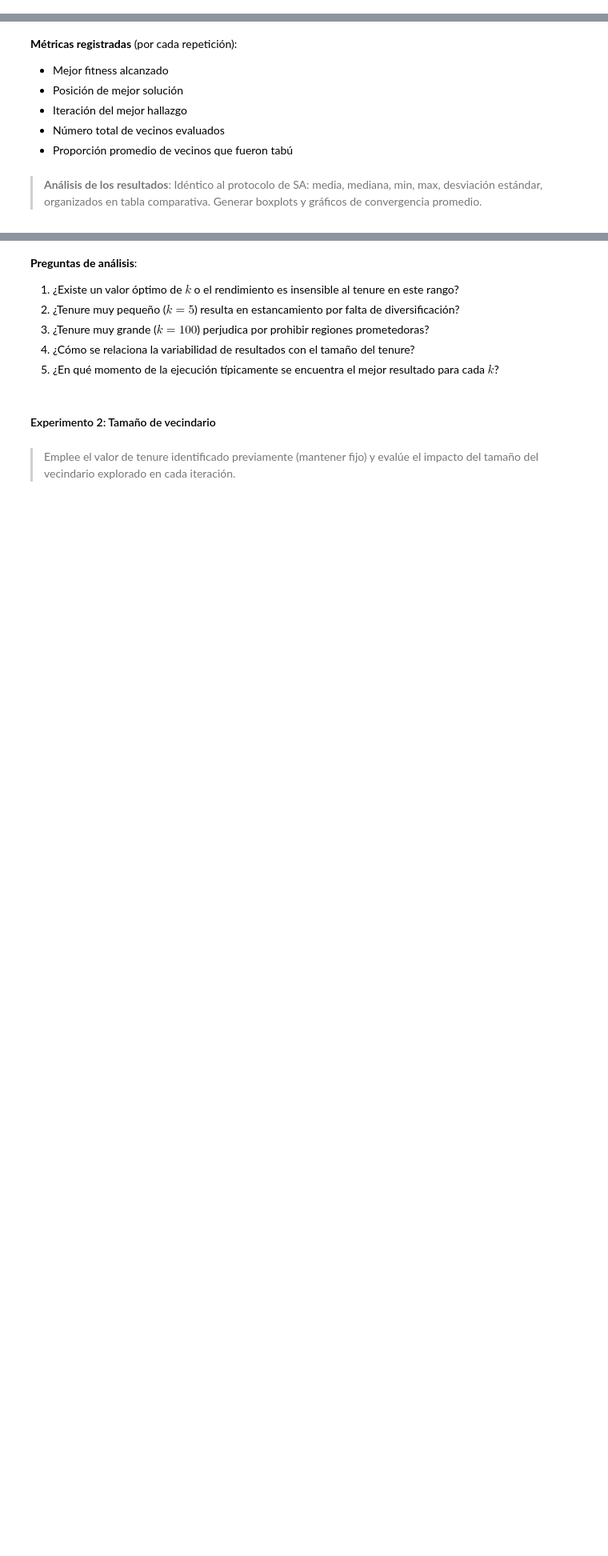
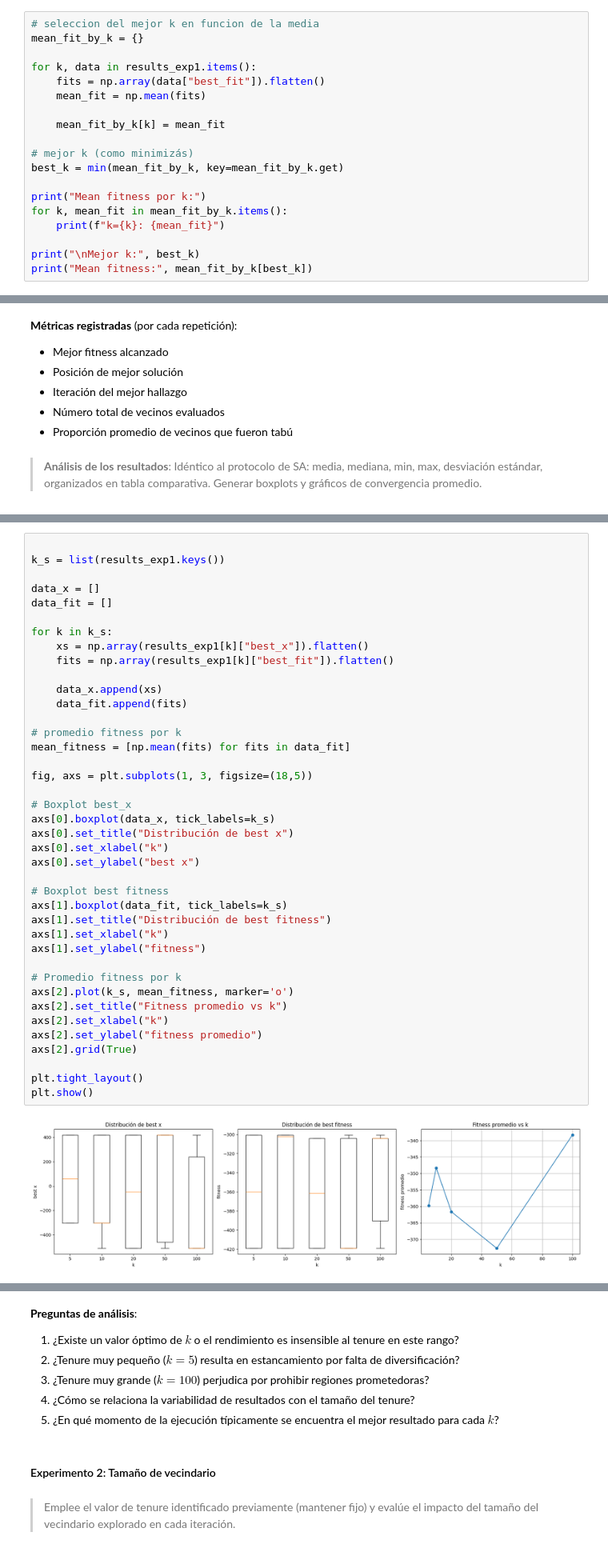
Before and after one commit to jjuradok/metaheuristicas-2026, a Jupyter notebook: tp2/sec2_tabu_search.ipynb, the cells around one changed output, grey strips where cells are left out. Shown at 80% size. Saved outputs shown, nothing was run; the diff lists cells and outputs as text; blank space fills up the shorter version.

```diff
--- a/tp2/sec2_tabu_search.ipynb
+++ b/tp2/sec2_tabu_search.ipynb
@@ -303,0 +345,19 @@ results_exp1
+# %%
+# seleccion del mejor k en funcion de la media
+mean_fit_by_k = {}
+
+for k, data in results_exp1.items():
+    fits = np.array(data["best_fit"]).flatten()
+    mean_fit = np.mean(fits)
+
+    mean_fit_by_k[k] = mean_fit
+
+# mejor k (como minimizás)
+best_k = min(mean_fit_by_k, key=mean_fit_by_k.get)
+
+print("Mean fitness por k:")
+for k, mean_fit in mean_fit_by_k.items():
+    print(f"k={k}: {mean_fit}")
+
+print("\nMejor k:", best_k)
+print("Mean fitness:", mean_fit_by_k[best_k])
@@ -320,0 +411,42 @@ SyntaxError: invalid syntax (492794346.py, line 8)
+# %%
+
+k_s = list(results_exp1.keys())
+
+data_x = []
+data_fit = []
+
+for k in k_s:
+    xs = np.array(results_exp1[k]["best_x"]).flatten()
+    fits = np.array(results_exp1[k]["best_fit"]).flatten()
+
+    data_x.append(xs)
+    data_fit.append(fits)
+
+# promedio fitness por k
+mean_fitness = [np.mean(fits) for fits in data_fit]
+
+fig, axs = plt.subplots(1, 3, figsize=(18,5))
+
+# Boxplot best_x
+axs[0].boxplot(data_x, tick_labels=k_s)
+axs[0].set_title("Distribución de best x")
+axs[0].set_xlabel("k")
+axs[0].set_ylabel("best x")
+
+# Boxplot best fitness
+axs[1].boxplot(data_fit, tick_labels=k_s)
+axs[1].set_title("Distribución de best fitness")
+axs[1].set_xlabel("k")
+axs[1].set_ylabel("fitness")
+
+# Promedio fitness por k
+axs[2].plot(k_s, mean_fitness, marker='o')
+axs[2].set_title("Fitness promedio vs k")
+axs[2].set_xlabel("k")
+axs[2].set_ylabel("fitness promedio")
+axs[2].grid(True)
+
+plt.tight_layout()
+plt.show()
+# %% [output]
+[figure, added]
```
Also changed, not shown: parts of 21 cells of this notebook.
